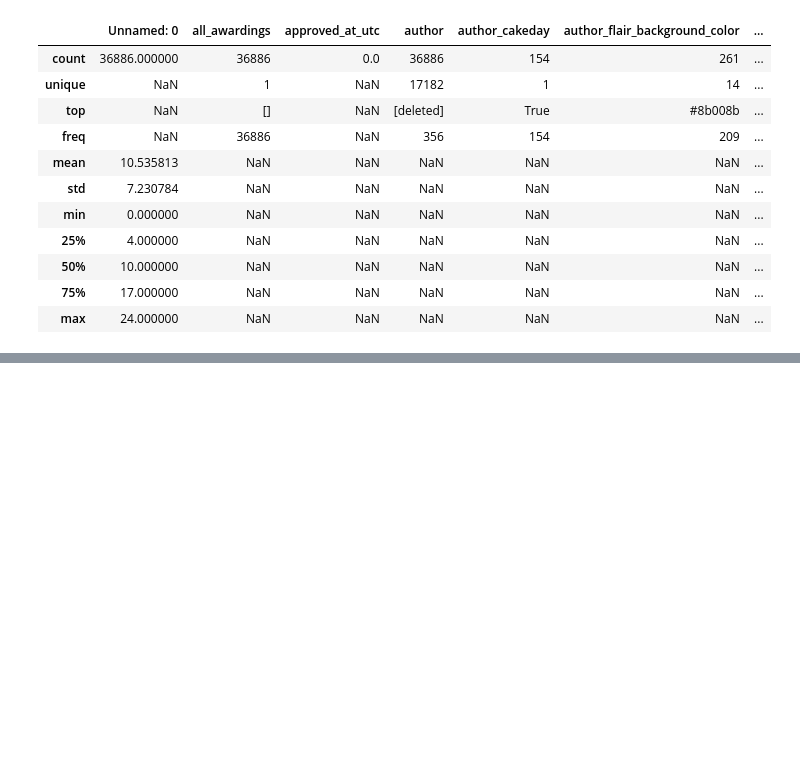
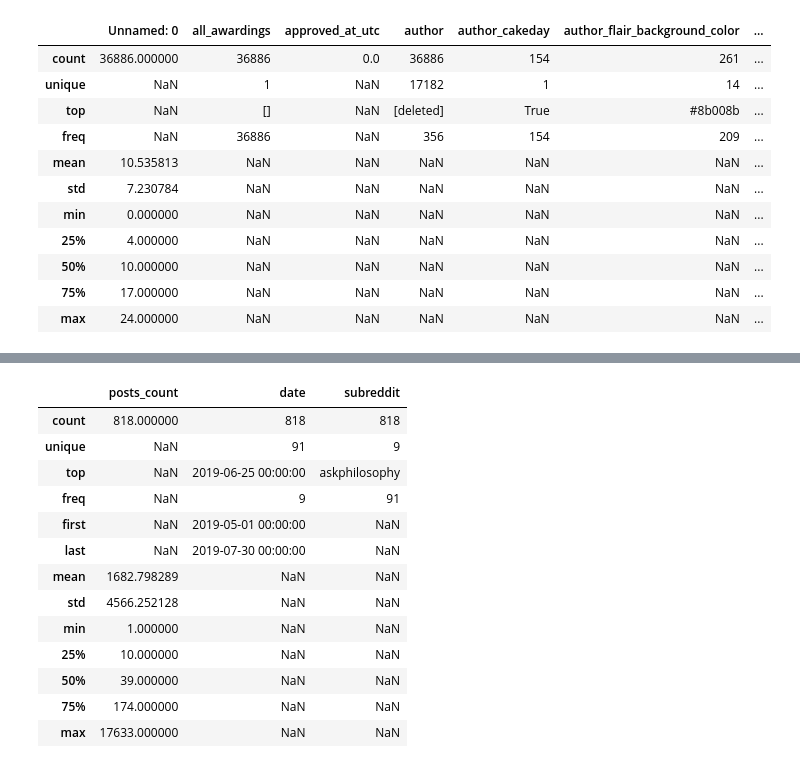
Before and after one commit to sub-stats/ds, a Jupyter notebook: data-exploration.ipynb, the cells around one changed output, grey strips where cells are left out. Cells and saved outputs as stored; diff of their text form; code cells hidden in the pictures; blank space fills up the shorter version.

Commit message:
updated posts per day

```diff
--- a/data-exploration.ipynb
+++ b/data-exploration.ipynb
@@ -166,0 +165,3 @@ agg_data = pd.read_c
+# %%
+agg_data = pd.read_csv('past_90_days_post_per_day.csv')
+agg_data.head()
@@ -166,0 +175,3 @@ agg_data = pd.read_c
+# %%
+agg_data['key'] = pd.to_datetime(agg_data['key'], unit='s')
+agg_data.head()
@@ -166,0 +185,3 @@ agg_data = pd.read_c
+# %%
+agg_data = agg_data.drop(columns='Unnamed: 0')
+agg_data.head()
@@ -166,0 +195,3 @@ agg_data = pd.read_c
+# %%
+agg_data = agg_data.rename(columns={"doc_count": "posts_count", "key": "date"})
+agg_data.head()
@@ -166,0 +205,17 @@ agg_data = pd.read_c
+# %%
+agg_data.describe(include='all')
+# %% [output]
+|  | posts_count | date | subreddit |
+| count | 818.000000 | 818 | 818 |
+| unique | NaN | 91 | 9 |
+| top | NaN | 2019-06-25 00:00:00 | askphilosophy |
+| freq | NaN | 9 | 91 |
+| first | NaN | 2019-05-01 00:00:00 | NaN |
+| last | NaN | 2019-07-30 00:00:00 | NaN |
+| mean | 1682.798289 | NaN | NaN |
+| std | 4566.252128 | NaN | NaN |
+| min | 1.000000 | NaN | NaN |
+| 25% | 10.000000 | NaN | NaN |
+| 50% | 39.000000 | NaN | NaN |
+| 75% | 174.000000 | NaN | NaN |
+| max | 17633.000000 | NaN | NaN |
```
Also changed, not shown: parts of 6 cells of this notebook, 3 other files.
